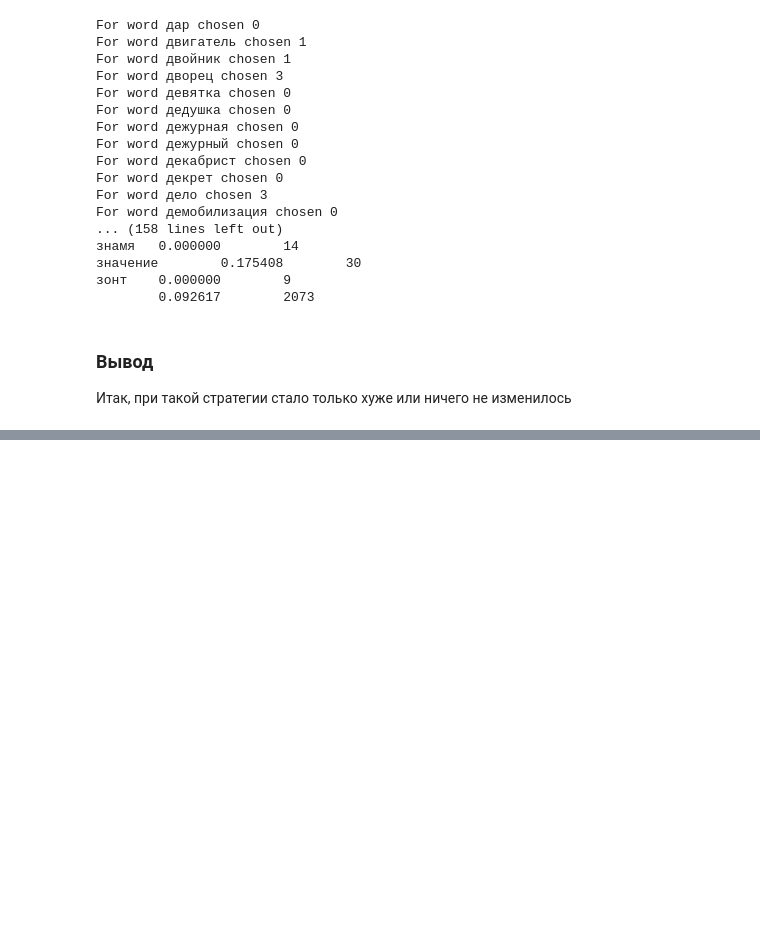
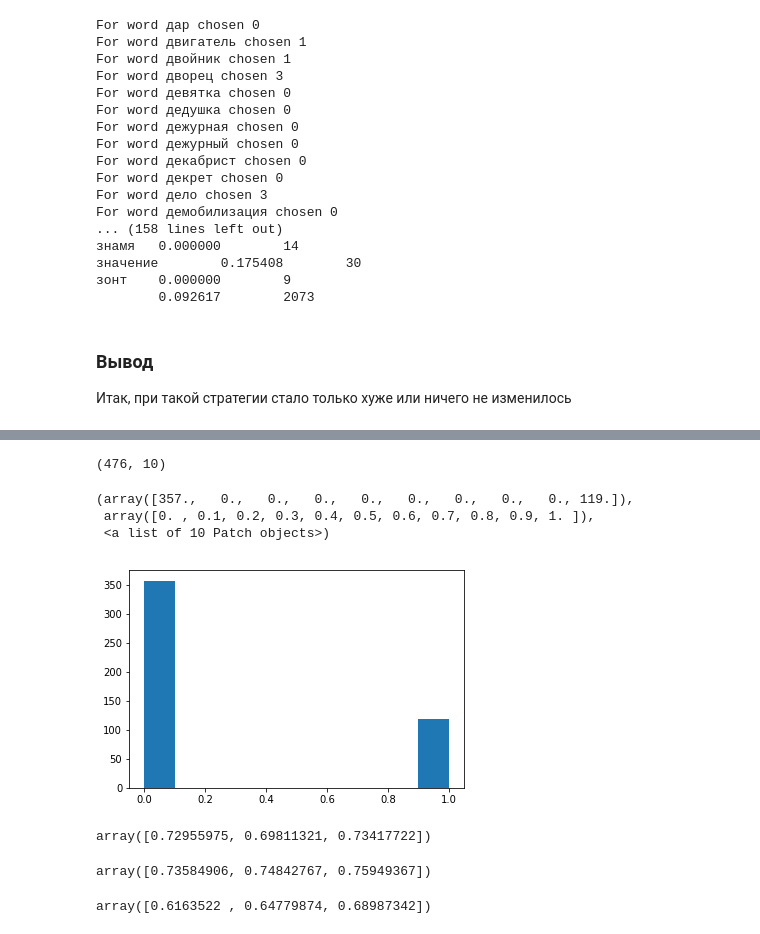
Before and after one commit to fogside/russe_wsi, a Jupyter notebook: notebooks/MixLabels.ipynb, the cells around one changed output, grey strips where cells are left out. Saved outputs shown, nothing was run; the diff lists cells and outputs as text; code cells hidden in the pictures; blank space fills up the shorter version.

```diff
--- a/notebooks/MixLabels.ipynb
+++ b/notebooks/MixLabels.ipynb
@@ -238,0 +282,35 @@ For word демобилизация chosen 0
+# %%
+def make_dataset(dataset_folder_list: List):
+
+    absolut_wiki_scores = [0.193393,0.281250,0.392449,0.063380]
+    absolut_active_d_scores = [0.159932, 0.079166, 0.164103, 0.006327]
+    absolut_bts_scores =  [0.244253, 0.164169, 0.223731, 0.004098]
+    dataset = []
+
+    for dataset_folder in dataset_folder_list:
+        true_ds = pd.read_csv(join(dataset_folder, "train.csv"), sep='\t')
+        u_words = true_ds.word.unique()
+
+        for word in u_words:
+            true_labels = true_ds[true_ds.word == word].gold_sense_id.values
+            dataset.extend(create_features(word, dataset_folder, true_labels))
+
+    df = pd.DataFrame(dataset)
+    return df
+# %%
+dataset_list = ["../data/main/wiki-wiki/",
+               "../data/main/bts-rnc/",
+               "../data/main/active-dict/"]
+# %%
+features = make_dataset(dataset_list)
+# %%
+features.shape
+# %% [output]
+(476, 10)
+# %%
+plt.hist(features.true)
+# %% [output]
+(array([357.,   0.,   0.,   0.,   0.,   0.,   0.,   0.,   0., 119.]),
+ array([0. , 0.1, 0.2, 0.3, 0.4, 0.5, 0.6, 0.7, 0.8, 0.9, 1. ]),
+ <a list of 10 Patch objects>)
+[figure, added]
@@ -238,0 +330,12 @@ For word демобилизация chosen 0
+# %%
+cross_val_score(estimator=xgbSolver, X=X, y=y)
+# %% [output]
+array([0.72955975, 0.69811321, 0.73417722])
+# %%
+cross_val_score(estimator=lr, X=X, y=y, scoring='accuracy')
+# %% [output]
+array([0.73584906, 0.74842767, 0.75949367])
+# %%
+cross_val_score(estimator=nb, X=X, y=y, scoring='accuracy')
+# %% [output]
+array([0.6163522 , 0.64779874, 0.68987342])
```
Also changed, not shown: parts of 30 cells of this notebook.
